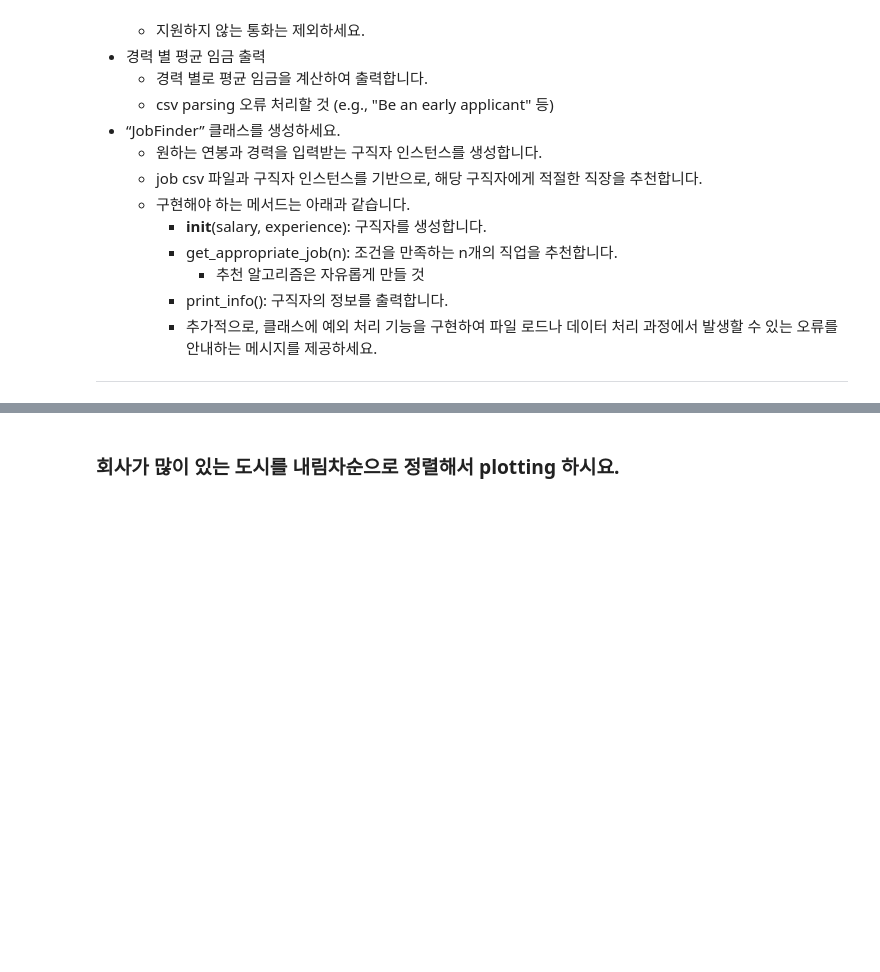
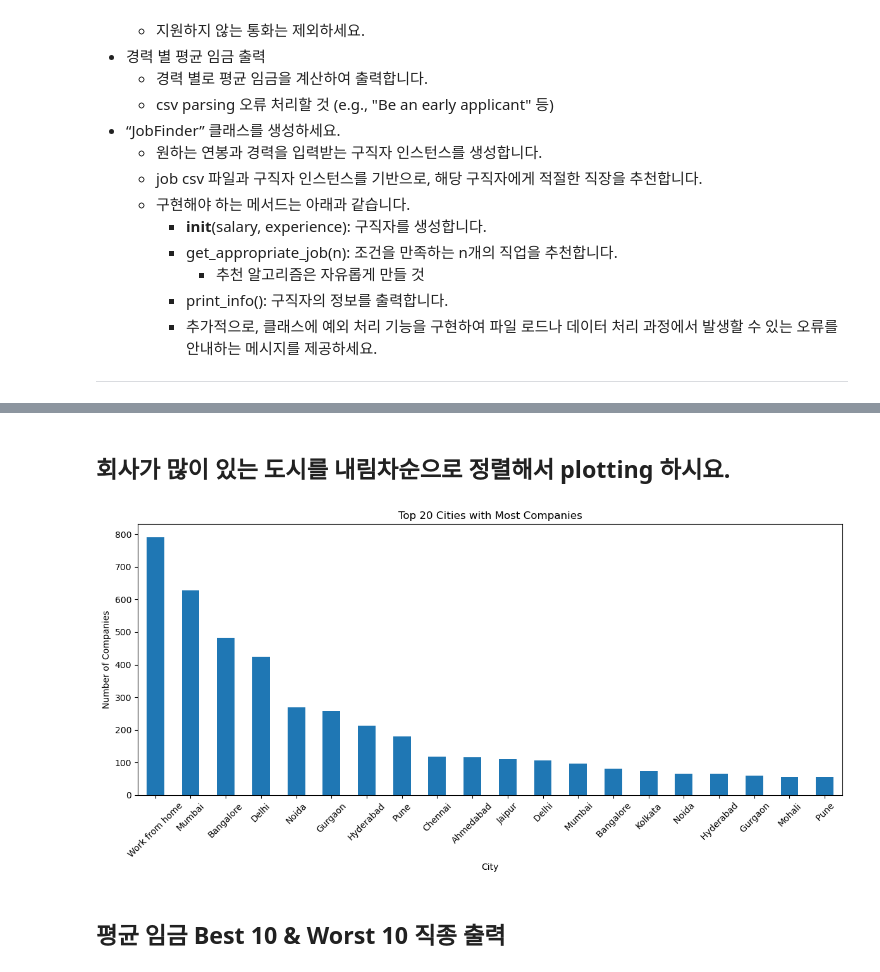
Before and after one commit to woojin2296/DataAnalysisProject, a Jupyter notebook: Project3.ipynb, the cells around one changed output, grey strips where cells are left out. Drawn from its saved outputs; the diff is of its cells as text; code cells hidden in the pictures; blank space fills up the shorter version.

```diff
--- a/Project3.ipynb
+++ b/Project3.ipynb
@@ -63,0 +182,6 @@ data = pd.read_csv('data/3. job.csv')
+# %%
+# experience 처리
+data = data.assign(
+    min_experience=data['experience'].str.split(" ").str[0].str.split("-").str[0].astype("Int64"),
+    max_experience=data['experience'].str.split(" ").str[0].str.split("-").str[-1].astype("Int64")
+).drop(columns=['experience'])
@@ -63,0 +237,3 @@ data = pd.read_csv('data/3. job.csv')
+# %%
+data['posted'] = data['posted'].str.replace("\n\n\nBe an early applicant", "")
+data['posted'] = data['posted'].apply(preprocess_posted)
@@ -63,0 +275,22 @@ data = pd.read_csv('data/3. job.csv')
+# %%
+# ctc 처리
+from currency_converter import CurrencyConverter
+
+c = CurrencyConverter()
+
+def calculate_ctc(ctc):
+    ctc = ctc.split(" ")
+    min , max = None, None
+
+    if ctc[0] == "₹":
+        min = c.convert(ctc[1].replace(",", ""), 'INR', 'USD')
+        max = c.convert(ctc[-1].replace(",", ""), 'INR', 'USD')
+    elif ctc[0] == "$":
+        min = float(ctc[1].replace(",", ""))
+        max = float(ctc[-1].replace(",", ""))
+
+    return min, max
+
+data[['min_ctc', 'max_ctc']] = data['ctc'].apply(calculate_ctc).apply(pd.Series)
+data['avg_ctc'] = (data['min_ctc'] + data['max_ctc']) / 2
+data.drop('ctc', axis=1, inplace=True)
@@ -64,2 +306,19 @@ data = pd.read_csv('data/3. job.csv')
 # %% [markdown]
-### 회사가 많이 있는 도시를 내림차순으로 정렬해서 plotting 하시요.
+## 회사가 많이 있는 도시를 내림차순으로 정렬해서 plotting 하시요.
+# %%
+# 도시별 회사 수 카운트
+city_counts = data['location'].value_counts().head(20)
+
+# 도시별 데이터 시각화
+plt.figure(figsize=(12, 6))
+city_counts.plot(kind='bar')
+plt.title('Top 20 Cities with Most Companies')
+plt.xlabel('City')
+plt.ylabel('Number of Companies')
+plt.xticks(rotation=45)
+plt.tight_layout()
+plt.show()
+# %% [output]
+[figure, added]
+# %% [markdown]
+## 평균 임금 Best 10 & Worst 10 직종 출력
```
Also changed, not shown: parts of 43 cells of this notebook.
